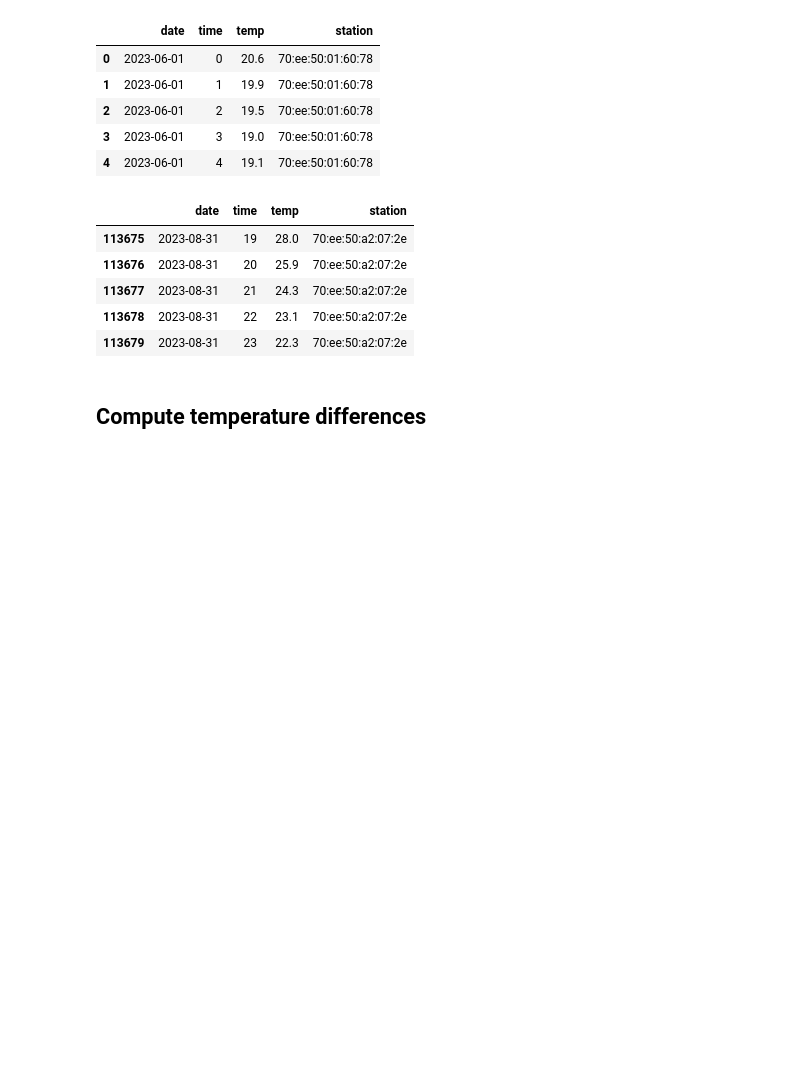
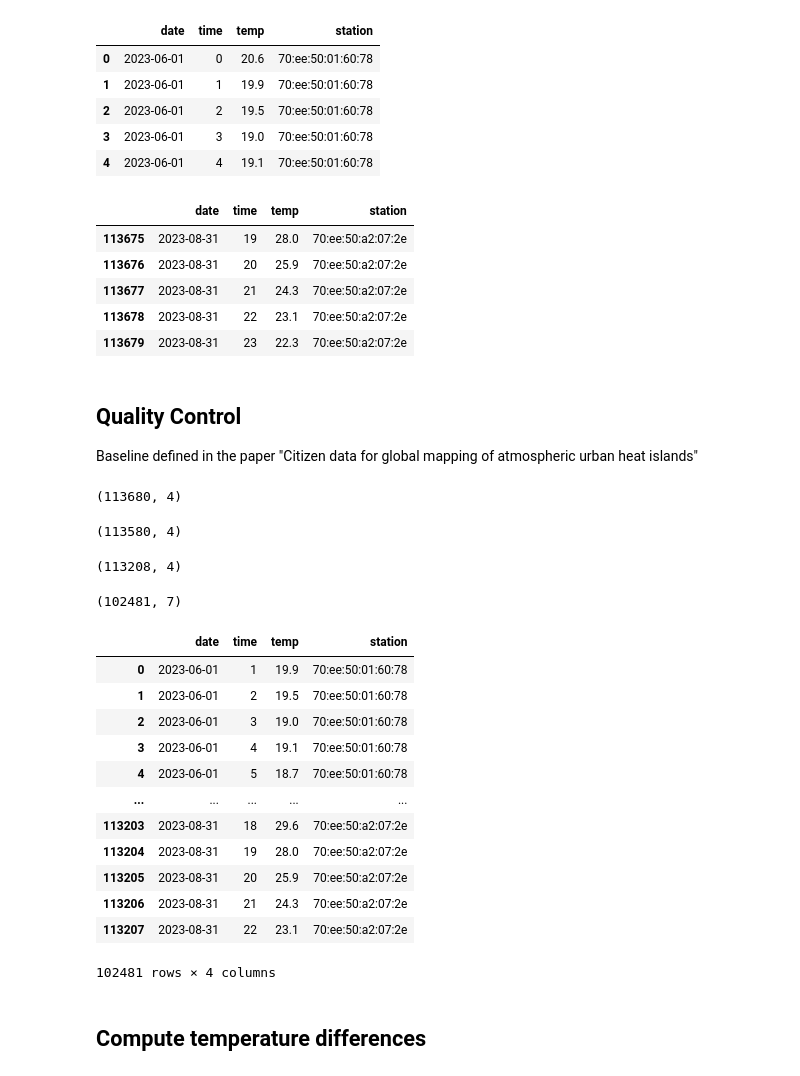
Before and after one commit to ayubero/uhi, a Jupyter notebook: zaragoza/netatmo_stations/preprocessing.ipynb, the cells around one changed output. Saved outputs shown, nothing was run; the diff lists cells and outputs as text; code cells hidden in the pictures; blank space fills up the shorter version.

```diff
--- a/zaragoza/netatmo_stations/preprocessing.ipynb
+++ b/zaragoza/netatmo_stations/preprocessing.ipynb
@@ -235,6 +220,74 @@ temperatures.tail()
 | 113679 | 2023-08-31 | 23 | 22.3 | 70:ee:50:a2:07:2e |
 # %%
 temperatures.to_csv('temperatures.csv', index=False)
+# %% [markdown]
+## Quality Control
+
+Baseline defined in the paper "Citizen data for global mapping of atmospheric urban heat islands"
+# %%
+temperatures.shape
+# %% [output]
+(113680, 4)
+# %%
+# Remove values below -20ºC and above 45ºC
+temperatures = temperatures[(temperatures['temp'] >= -20) & (temperatures['temp'] <= 45)]
+temperatures.shape
+# %% [output]
+(113580, 4)
+# %%
+# Keep only rows where the temperature difference is within ±thresholdºC
+threshold = 10
+# Define a function to filter each station's data
+def filter_station_data(station_df):
+    station_df = station_df.copy()  # Avoid modifying the original dataframe
+    station_df['temp_diff_prev'] = station_df['temp'].diff()
+    station_df['temp_diff_next'] = station_df['temp'].diff(-1)
+
+    # Keep only rows where the temperature difference is within ±thresholdºC
+    filtered = station_df[(station_df['temp_diff_prev'].abs() <= threshold) & (station_df['temp_diff_next'].abs() <= threshold)]
+
+    return filtered.drop(columns=["temp_diff_prev", "temp_diff_next"])
+
+# Apply filtering per station
+temperatures = temperatures.groupby("station", group_keys=False).apply(filter_station_data)
+temperatures.shape
+# %% [output]
+(113208, 4)
+# %%
+# Detect outliers checking the data distribution using z-score
+
+# Group by date and time, then compute the mean and standard deviation of temp
+grouped = temperatures.groupby(['date', 'time'])['temp'].agg(['mean', 'std'])
+
+# Merge the mean and std back to the original dataframe
+temperatures = temperatures.merge(grouped, on=['date', 'time'])
+
+# Compute the Z-score
+temperatures['z_score'] = (temperatures['temp'] - temperatures['mean']) / temperatures['std']
+
+# Remove rows where the z-score value is outside the range between -2.32 and 1.64
+temperatures = temperatures[(temperatures['z_score'].abs() >= -2.32) & ((temperatures['z_score'].abs() <= 1.64))]
+temperatures.shape
+# %% [output]
+(102481, 7)
+# %%
+# Remove unnecessary columns
+temperatures = temperatures.drop(columns=['z_score', 'mean', 'std'])
+temperatures
+# %% [output]
+|  | date | time | temp | station |
+| 0 | 2023-06-01 | 1 | 19.9 | 70:ee:50:01:60:78 |
+| 1 | 2023-06-01 | 2 | 19.5 | 70:ee:50:01:60:78 |
+| 2 | 2023-06-01 | 3 | 19.0 | 70:ee:50:01:60:78 |
+| 3 | 2023-06-01 | 4 | 19.1 | 70:ee:50:01:60:78 |
+| 4 | 2023-06-01 | 5 | 18.7 | 70:ee:50:01:60:78 |
+| ... | ... | ... | ... | ... |
+| 113203 | 2023-08-31 | 18 | 29.6 | 70:ee:50:a2:07:2e |
+| 113204 | 2023-08-31 | 19 | 28.0 | 70:ee:50:a2:07:2e |
+| 113205 | 2023-08-31 | 20 | 25.9 | 70:ee:50:a2:07:2e |
+| 113206 | 2023-08-31 | 21 | 24.3 | 70:ee:50:a2:07:2e |
+| 113207 | 2023-08-31 | 22 | 23.1 | 70:ee:50:a2:07:2e |
+102481 rows × 4 columns
 # %% [markdown]
 ## Compute temperature differences
 # %%
```
Also changed, not shown: parts of 13 cells of this notebook, 10 other files.
